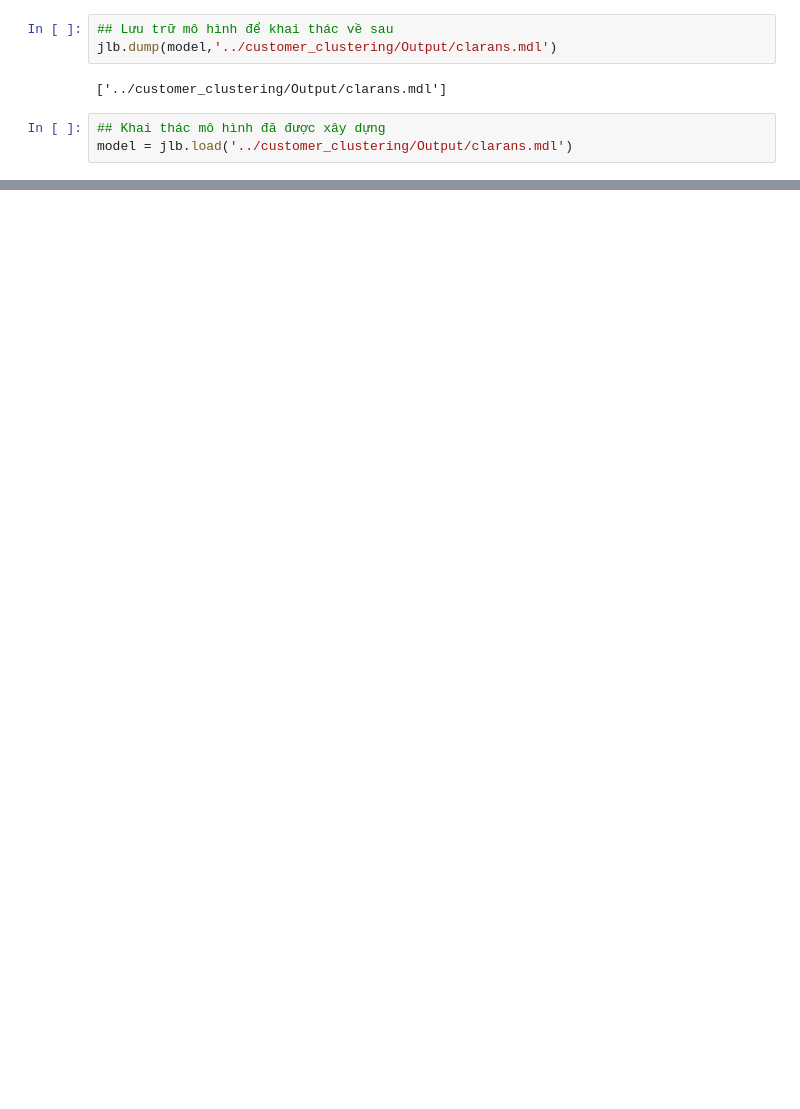
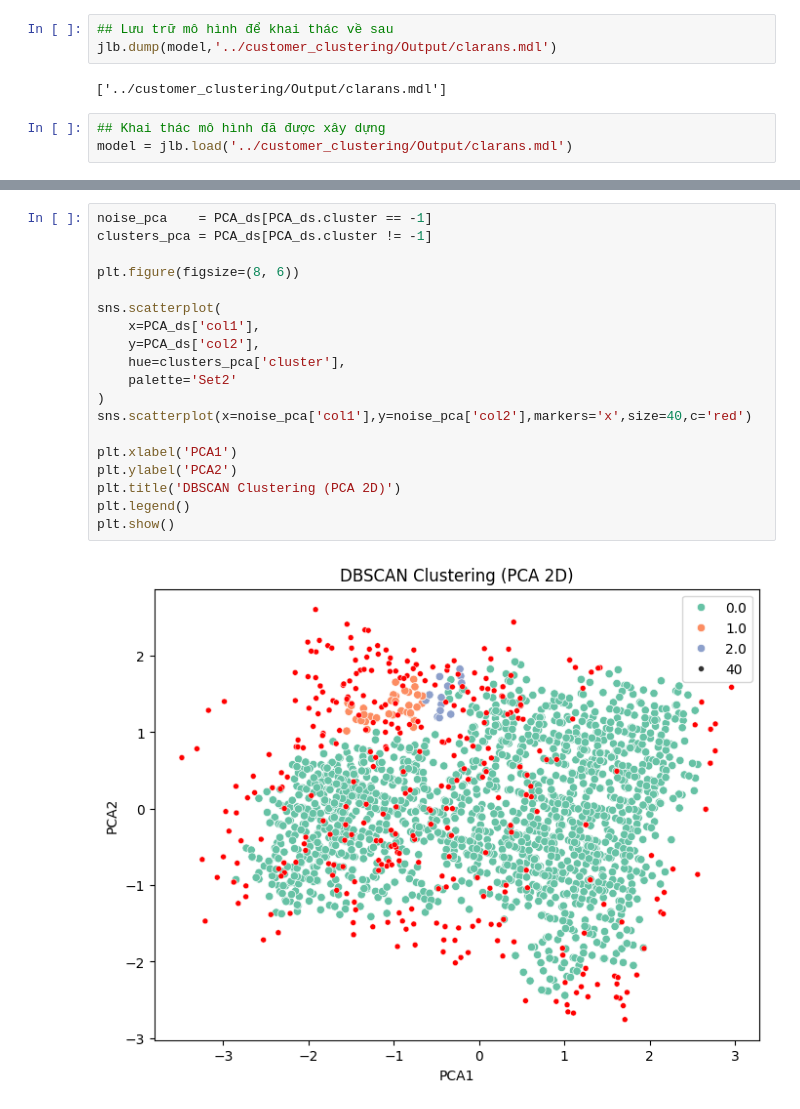
Before and after one commit to GiaHuy910/CLARANS-IN-MARKETING, a Jupyter notebook: customer_clustering/Dbscan.ipynb, the cells around one changed output, grey strips where cells are left out. Cells and saved outputs as stored; diff of their text form; blank space fills up the shorter version.

```diff
--- a/customer_clustering/Dbscan.ipynb
+++ b/customer_clustering/Dbscan.ipynb
@@ -95,0 +109,21 @@ plt.show()
+# %%
+noise_pca    = PCA_ds[PCA_ds.cluster == -1]
+clusters_pca = PCA_ds[PCA_ds.cluster != -1]
+
+plt.figure(figsize=(8, 6))
+
+sns.scatterplot(
+    x=PCA_ds['col1'],
+    y=PCA_ds['col2'],
+    hue=clusters_pca['cluster'],
+    palette='Set2'
+)
+sns.scatterplot(x=noise_pca['col1'],y=noise_pca['col2'],markers='x',size=40,c='red')
+
+plt.xlabel('PCA1')
+plt.ylabel('PCA2')
+plt.title('DBSCAN Clustering (PCA 2D)')
+plt.legend()
+plt.show()
+# %% [output]
+[figure, added]
```
Also changed, not shown: parts of 7 cells of this notebook, 20 other files.
